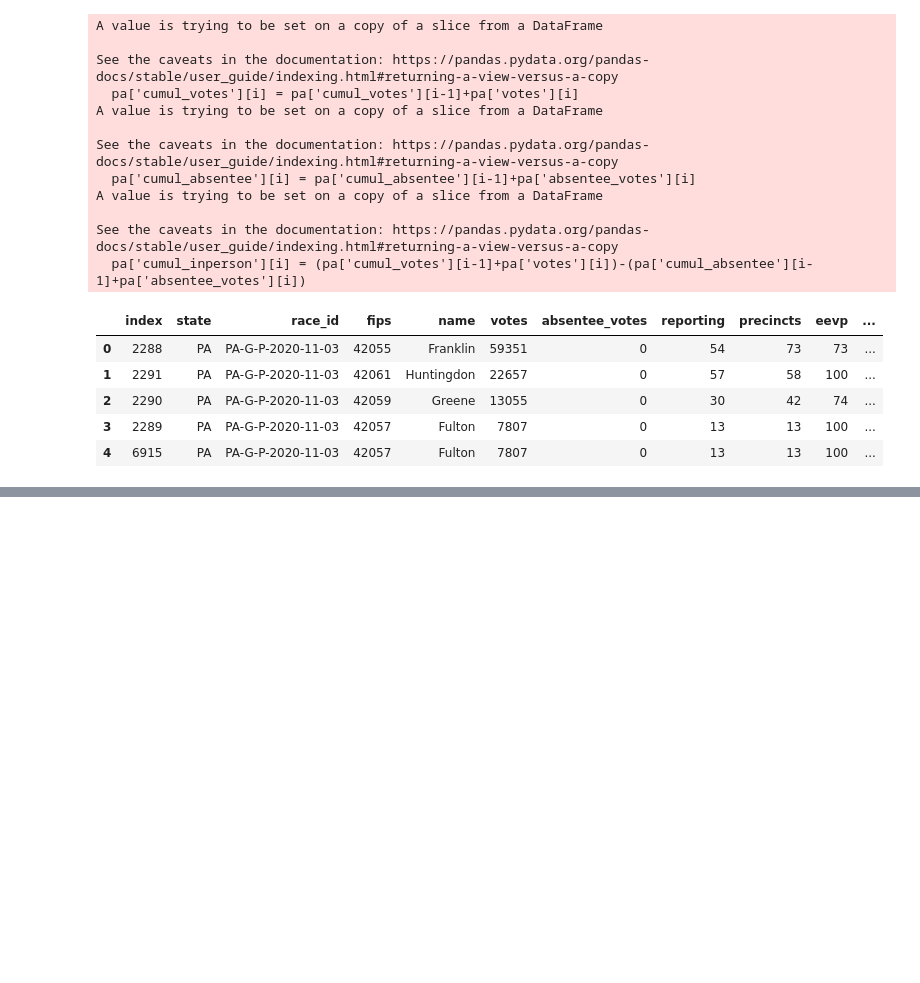
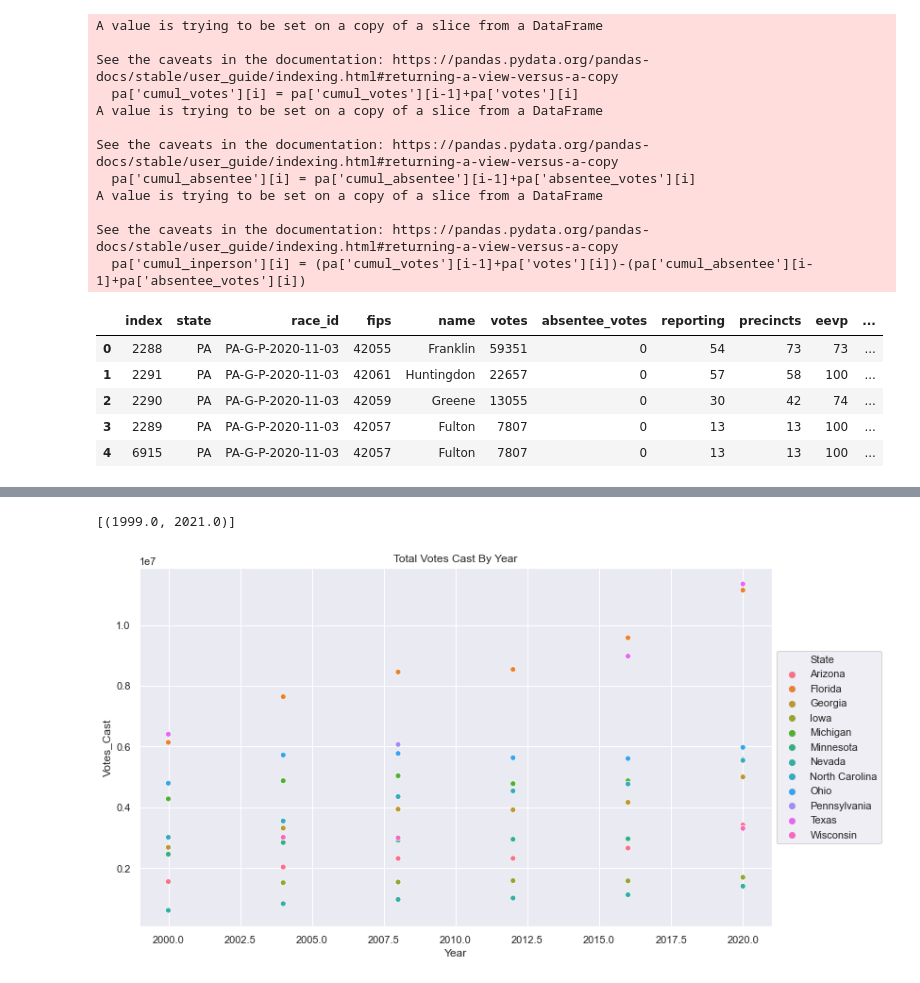
Before and after one commit to eweed001/ORIE-4741-Project, a Jupyter notebook: Absentee_Voting_Data_Analysis.ipynb, the cells around one changed output, grey strips where cells are left out. Saved outputs shown, nothing was run; the diff lists cells and outputs as text; code cells hidden in the pictures; blank space fills up the shorter version.

```diff
--- a/Absentee_Voting_Data_Analysis.ipynb
+++ b/Absentee_Voting_Data_Analysis.ipynb
@@ -312,0 +565,3 @@ ax.legend(loc='upper left');
+# %%
+df4_withoutus = df4[df4.State!='United States']
+df4_withoutus.head()
@@ -312,0 +575,12 @@ ax.legend(loc='upper left');
+# %%
+import seaborn as sns
+from matplotlib import pyplot
+
+fig, ax = pyplot.subplots(figsize=(12,7))
+g = sns.scatterplot(data = df4_withoutus, x = "Year", y = 'Votes_Cast', hue = 'State')
+g.legend(loc='center left', bbox_to_anchor=(1, 0.5), ncol=1)
+g.set_title("Total Votes Cast By Year")
+g.set(xlim = (1999,2021))
+# %% [output]
+[(1999.0, 2021.0)]
+[figure, added]
```
Also changed, not shown: parts of 62 cells of this notebook, 5 other files.
